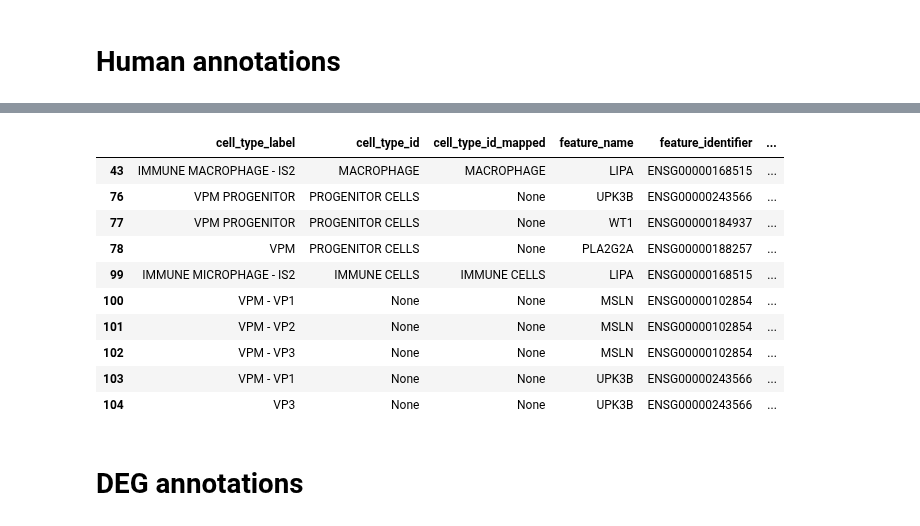
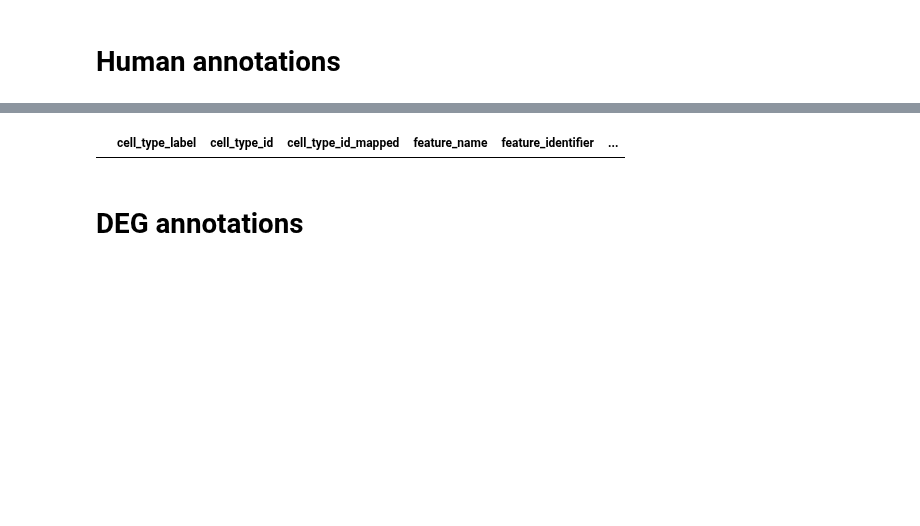
Before and after one commit to sbooeshaghi/llmarkers, a Jupyter notebook: analysis/verify/verify_derived.ipynb, the cells around one changed output, grey strips where cells are left out. Saved outputs shown, nothing was run; the diff lists cells and outputs as text; code cells hidden in the pictures; blank space fills up the shorter version.

```diff
--- a/analysis/verify/verify_derived.ipynb
+++ b/analysis/verify/verify_derived.ipynb
@@ -143,21 +143,11 @@ agg.reset_index()
 # %%
 # find specific datasets with missing cell type or feature name
-ds = 'adipose_Vijay2019'
+ds = 'adipose_Massier2023'
 hmn.query(
-    f"ds_name == '{ds}' & (~found_cell_type_id | ~found_feature_id)"
+    f"ds_name == '{ds}' & (~found_cell_type_id)"
 )[["cell_type_label", "cell_type_id",  "cell_type_id_mapped", "feature_name", "feature_identifier",  "feature_id_mapped"]]
 # %% [output]
 |  | cell_type_label | cell_type_id | cell_type_id_mapped | feature_name | feature_identifier | ... |
-| 43 | IMMUNE MACROPHAGE - IS2 | MACROPHAGE | MACROPHAGE | LIPA | ENSG00000168515 | ... |
-| 76 | VPM PROGENITOR | PROGENITOR CELLS | None | UPK3B | ENSG00000243566 | ... |
-| 77 | VPM PROGENITOR | PROGENITOR CELLS | None | WT1 | ENSG00000184937 | ... |
-| 78 | VPM | PROGENITOR CELLS | None | PLA2G2A | ENSG00000188257 | ... |
-| 99 | IMMUNE MICROPHAGE - IS2 | IMMUNE CELLS | IMMUNE CELLS | LIPA | ENSG00000168515 | ... |
-| 100 | VPM - VP1 | None | None | MSLN | ENSG00000102854 | ... |
-| 101 | VPM - VP2 | None | None | MSLN | ENSG00000102854 | ... |
-| 102 | VPM - VP3 | None | None | MSLN | ENSG00000102854 | ... |
-| 103 | VPM - VP1 | None | None | UPK3B | ENSG00000243566 | ... |
-| 104 | VP3 | None | None | UPK3B | ENSG00000243566 | ... |
 # %% [markdown]
 # DEG annotations
 # %%
```
Also changed, not shown: parts of 4 cells of this notebook, 13 other files.
